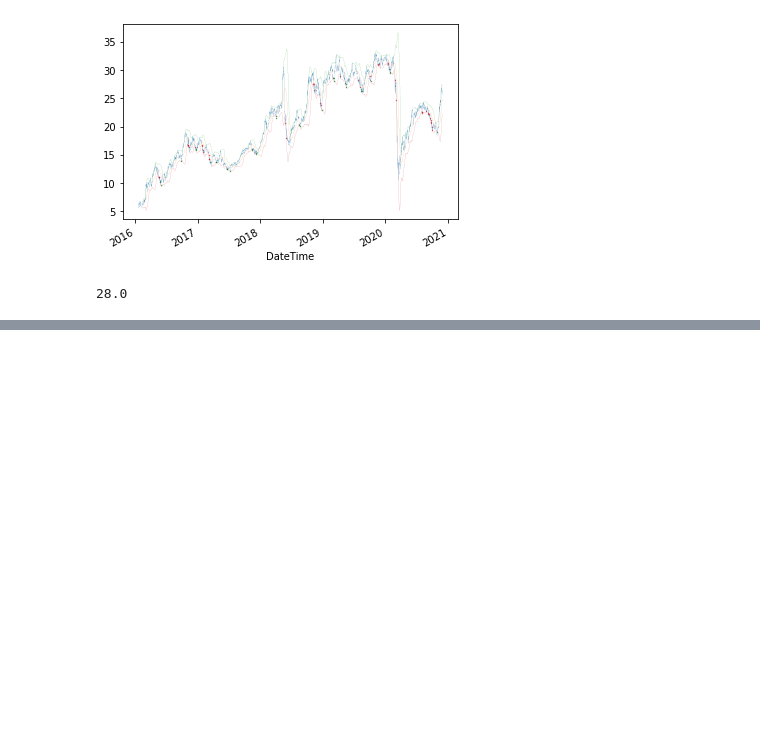
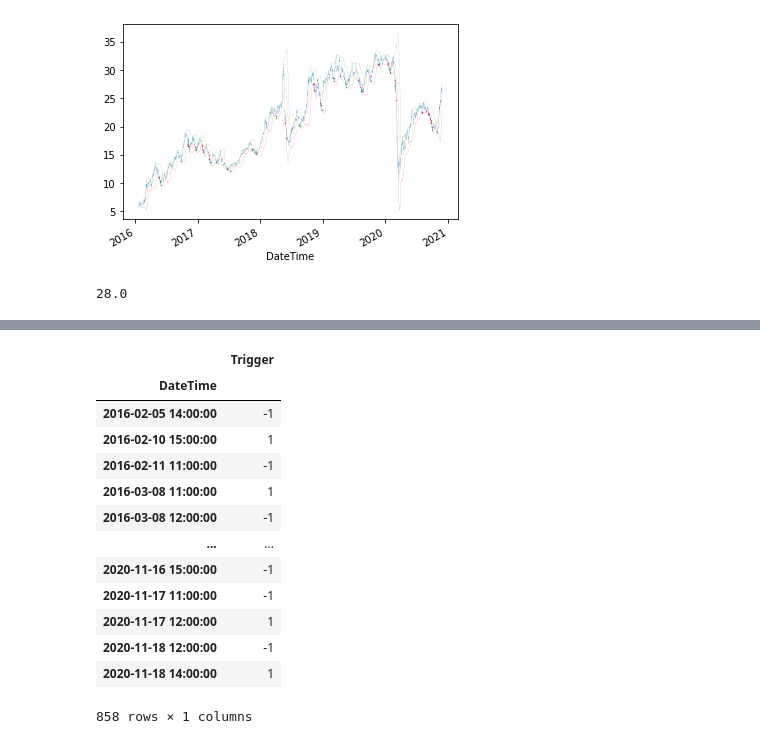
Before and after one commit to Fintellingence/MVP, a Jupyter notebook: scripts/Visualization.ipynb, the cells around one changed output, grey strips where cells are left out. Cells and saved outputs as stored; diff of their text form; code cells hidden in the pictures; blank space fills up the shorter version.

Commit message:
Implemented events() method.
It reads the correct method for the given model-type. Now for retrieving events for a given method, use self.events().

```diff
--- a/scripts/Visualization.ipynb
+++ b/scripts/Visualization.ipynb
@@ -45,0 +42,20 @@ plt.savefig('test.pdf')
+# %%
+parameters = {'ModelParameters':{'threshold':0.01}, 'OperationParameters':{'SL': 1.00, 'TP': 2.00, 'IH': 1000}}
+model_CS = mvp.primary.PrimaryModel(petr3_raw,'classical-filter',parameters)
+# %%
+model_CS.events()
+# %% [output]
+|  | Trigger |
+| DateTime |  |
+| 2016-02-05 14:00:00 | -1 |
+| 2016-02-10 15:00:00 | 1 |
+| 2016-02-11 11:00:00 | -1 |
+| 2016-03-08 11:00:00 | 1 |
+| 2016-03-08 12:00:00 | -1 |
+| ... | ... |
+| 2020-11-16 15:00:00 | -1 |
+| 2020-11-17 11:00:00 | -1 |
+| 2020-11-17 12:00:00 | 1 |
+| 2020-11-18 12:00:00 | -1 |
+| 2020-11-18 14:00:00 | 1 |
+858 rows × 1 columns
```
Also changed, not shown: parts of 3 cells of this notebook, 1 other file.
